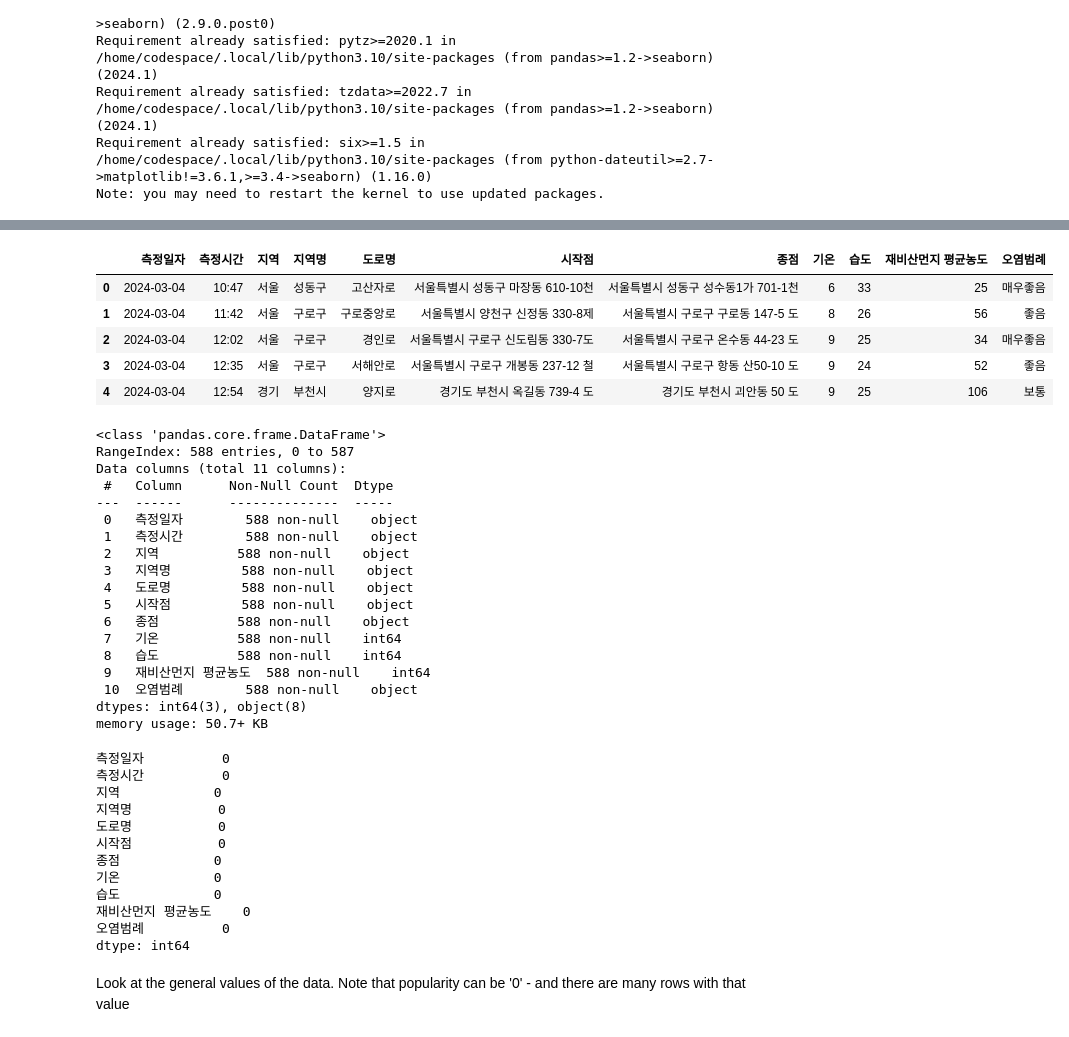
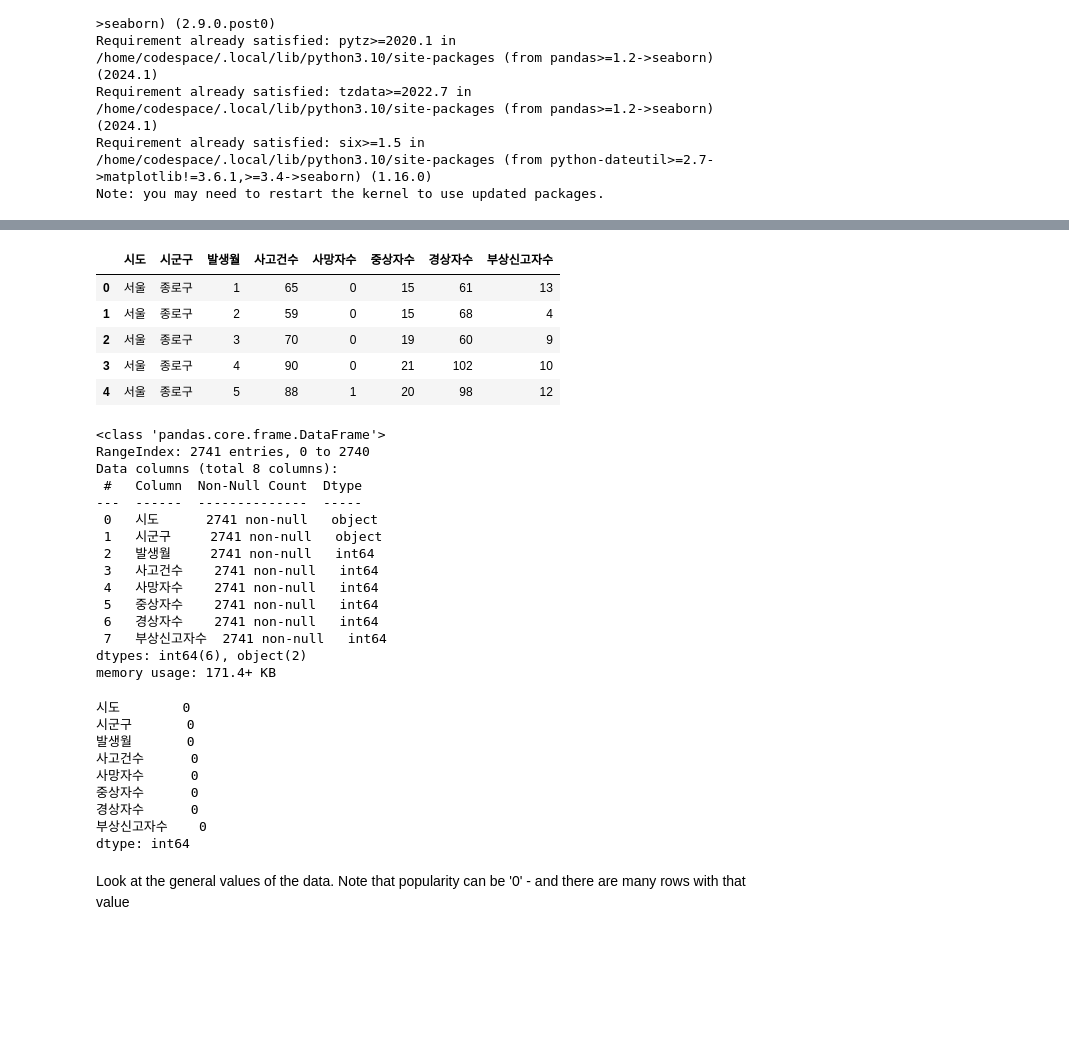
Before and after one commit to Konkuk-Univ-Glocal-Campus/ml202401-midterm-SyouSB, a Jupyter notebook: ml_midterm.ipynb, the cells around one changed output, grey strips where cells are left out. Cells and saved outputs as stored; diff of their text form; code cells hidden in the pictures; blank space fills up the shorter version.

```diff
--- a/ml_midterm.ipynb
+++ b/ml_midterm.ipynb
@@ -51,52 +26,46 @@ import pandas as pd
 # %%
 # append the song data from nigerian-songs.csv.
 # Load up a dataframe with some data about the songs.
 
-df = pd.read_csv("./한국환경공단_도로 재비산먼지 측정 정보_20240331.csv")
+df = pd.read_csv("./도로교통공단_시군구별 월별 교통사고 통계_20221231.csv")
 df.head()
 # %% [output]
-|  | 측정일자 | 측정시간 | 지역 | 지역명 | 도로명 | 시작점 | 종점 | 기온 | 습도 | 재비산먼지 평균농도 | 오염범례 |
-| 0 | 2024-03-04 | 10:47 | 서울 | 성동구 | 고산자로 | 서울특별시 성동구 마장동 610-10천 | 서울특별시 성동구 성수동1가 701-1천 | 6 | 33 | 25 | 매우좋음 |
-| 1 | 2024-03-04 | 11:42 | 서울 | 구로구 | 구로중앙로 | 서울특별시 양천구 신정동 330-8제 | 서울특별시 구로구 구로동 147-5 도 | 8 | 26 | 56 | 좋음 |
-| 2 | 2024-03-04 | 12:02 | 서울 | 구로구 | 경인로 | 서울특별시 구로구 신도림동 330-7도 | 서울특별시 구로구 온수동 44-23 도 | 9 | 25 | 34 | 매우좋음 |
-| 3 | 2024-03-04 | 12:35 | 서울 | 구로구 | 서해안로 | 서울특별시 구로구 개봉동 237-12 철 | 서울특별시 구로구 항동 산50-10 도 | 9 | 24 | 52 | 좋음 |
-| 4 | 2024-03-04 | 12:54 | 경기 | 부천시 | 양지로 | 경기도 부천시 옥길동 739-4 도 | 경기도 부천시 괴안동 50 도 | 9 | 25 | 106 | 보통 |
+|  | 시도 | 시군구 | 발생월 | 사고건수 | 사망자수 | 중상자수 | 경상자수 | 부상신고자수 |
+| 0 | 서울 | 종로구 | 1 | 65 | 0 | 15 | 61 | 13 |
+| 1 | 서울 | 종로구 | 2 | 59 | 0 | 15 | 68 | 4 |
+| 2 | 서울 | 종로구 | 3 | 70 | 0 | 19 | 60 | 9 |
+| 3 | 서울 | 종로구 | 4 | 90 | 0 | 21 | 102 | 10 |
+| 4 | 서울 | 종로구 | 5 | 88 | 1 | 20 | 98 | 12 |
 # %%
 
 df.info()
 # %% [output]
 <class 'pandas.core.frame.DataFrame'>
-RangeIndex: 588 entries, 0 to 587
-Data columns (total 11 columns):
- #   Column      Non-Null Count  Dtype
----  ------      --------------  -----
- 0   측정일자        588 non-null    object
- 1   측정시간        588 non-null    object
- 2   지역          588 non-null    object
- 3   지역명         588 non-null    object
- 4   도로명         588 non-null    object
- 5   시작점         588 non-null    object
- 6   종점          588 non-null    object
- 7   기온          588 non-null    int64
- 8   습도          588 non-null    int64
- 9   재비산먼지 평균농도  588 non-null    int64
- 10  오염범례        588 non-null    object
-dtypes: int64(3), object(8)
-memory usage: 50.7+ KB
+RangeIndex: 2741 entries, 0 to 2740
+Data columns (total 8 columns):
+ #   Column  Non-Null Count  Dtype
+---  ------  --------------  -----
+ 0   시도      2741 non-null   object
+ 1   시군구     2741 non-null   object
+ 2   발생월     2741 non-null   int64
+ 3   사고건수    2741 non-null   int64
+ 4   사망자수    2741 non-null   int64
+ 5   중상자수    2741 non-null   int64
+ 6   경상자수    2741 non-null   int64
+ 7   부상신고자수  2741 non-null   int64
+dtypes: int64(6), object(2)
+memory usage: 171.4+ KB
 # %%
 df.isnull().sum()
 # %% [output]
-측정일자          0
-측정시간          0
-지역            0
-지역명           0
-도로명           0
-시작점           0
-종점            0
-기온            0
-습도            0
-재비산먼지 평균농도    0
-오염범례          0
+시도        0
+시군구       0
+발생월       0
+사고건수      0
+사망자수      0
+중상자수      0
+경상자수      0
+부상신고자수    0
 dtype: int64
 # %% [markdown]
 Look at the general values of the data. Note that popularity can be '0' - and there are many rows with that value
```
Also changed, not shown: parts of 11 cells of this notebook.
